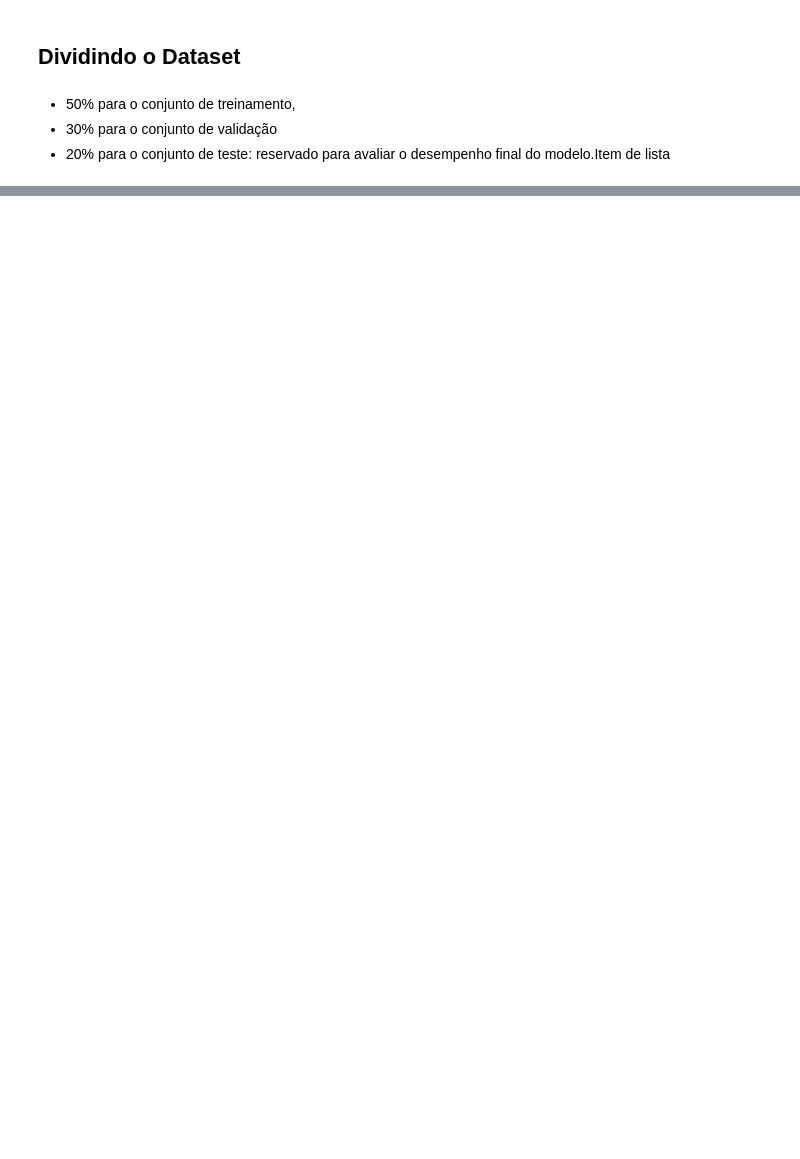
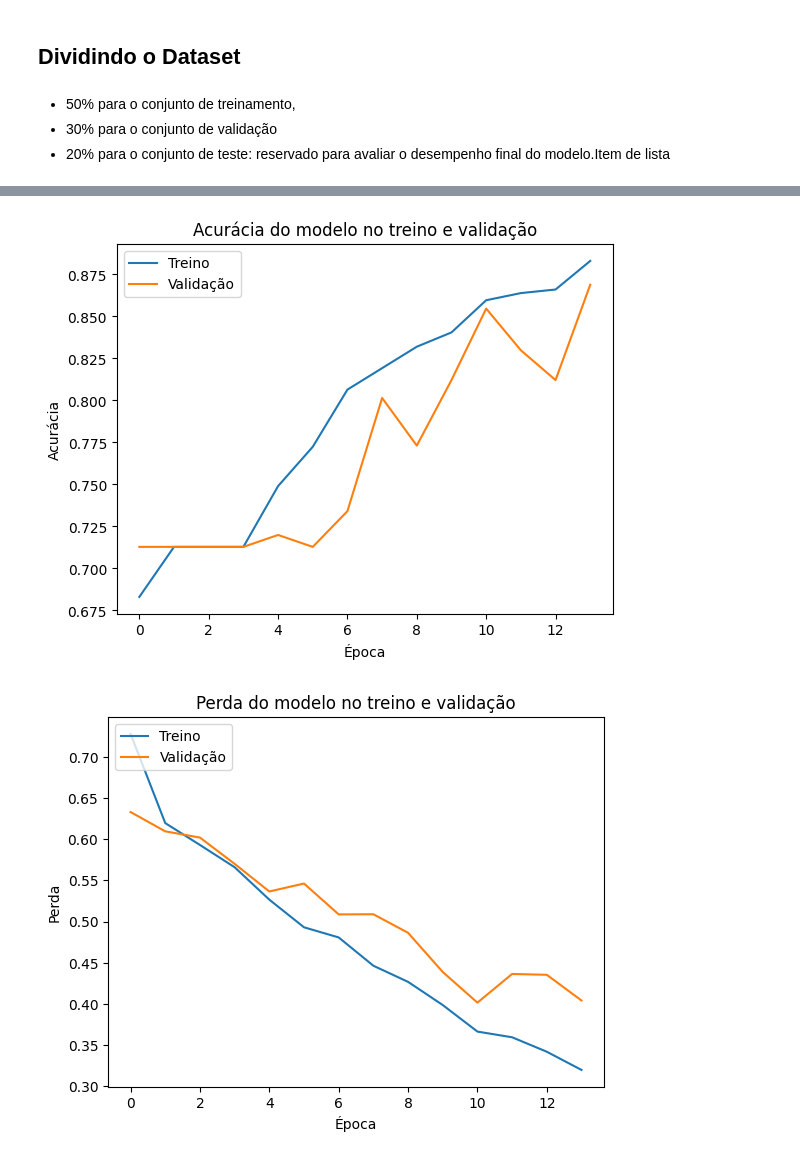
Before and after one commit to brendabo1/CNN-classification-CUFS, a Jupyter notebook: cnn_face_sketch.ipynb, the cells around one changed output, grey strips where cells are left out. Cells and saved outputs as stored; diff of their text form; code cells hidden in the pictures; blank space fills up the shorter version.

```diff
--- a/cnn_face_sketch.ipynb
+++ b/cnn_face_sketch.ipynb
@@ -248,9 +192,9 @@ Distribuição no conjunto de teste: Masculino - 134, Feminino- 54
 # %%
 # Formatando o dataset para funcionar como entrada do Keras
 
-x_train = x_train.reshape(x_train.shape[0], 200, 250, 3)
-x_val = x_val.reshape(x_val.shape[0], 200, 250, 3)
-x_test = x_test.reshape(x_test.shape[0], 200, 250, 3)
+x_train = x_train.reshape(x_train.shape[0], 250, 200, 3)
+x_val = x_val.reshape(x_val.shape[0], 250, 200, 3)
+x_test = x_test.reshape(x_test.shape[0], 250, 200, 3)
 
 # Convertento valores dos pixels para float (garantindo precisão em operações de divisão por exemplo)
 x_train = x_train.astype('float32')
@@ -387,0 +312,27 @@ Epoch 7/30
+# %%
+# Plotando o histórico de treino
+train_loss = history.history['loss']
+test_loss = history.history['val_loss']
+train_accuracy = history.history['accuracy']
+test_accuracy = history.history['val_accuracy']
+
+# Histórico de acurácia
+plt.plot(history.history['accuracy'])
+plt.plot(history.history['val_accuracy'])
+plt.title('Acurácia do modelo no treino e validação')
+plt.ylabel('Acurácia')
+plt.xlabel('Época')
+plt.legend(['Treino', 'Validação'], loc='upper left')
+plt.show()
+
+# # Histórico da função de perda
+plt.plot(history.history['loss'])
+plt.plot(history.history['val_loss'])
+plt.title('Perda do modelo no treino e validação')
+plt.ylabel('Perda')
+plt.xlabel('Época')
+plt.legend(['Treino', 'Validação'], loc='upper left')
+plt.show()
+# %% [output]
+[figure, added]
+[figure, added]
```
Also changed, not shown: parts of 9 cells of this notebook.
